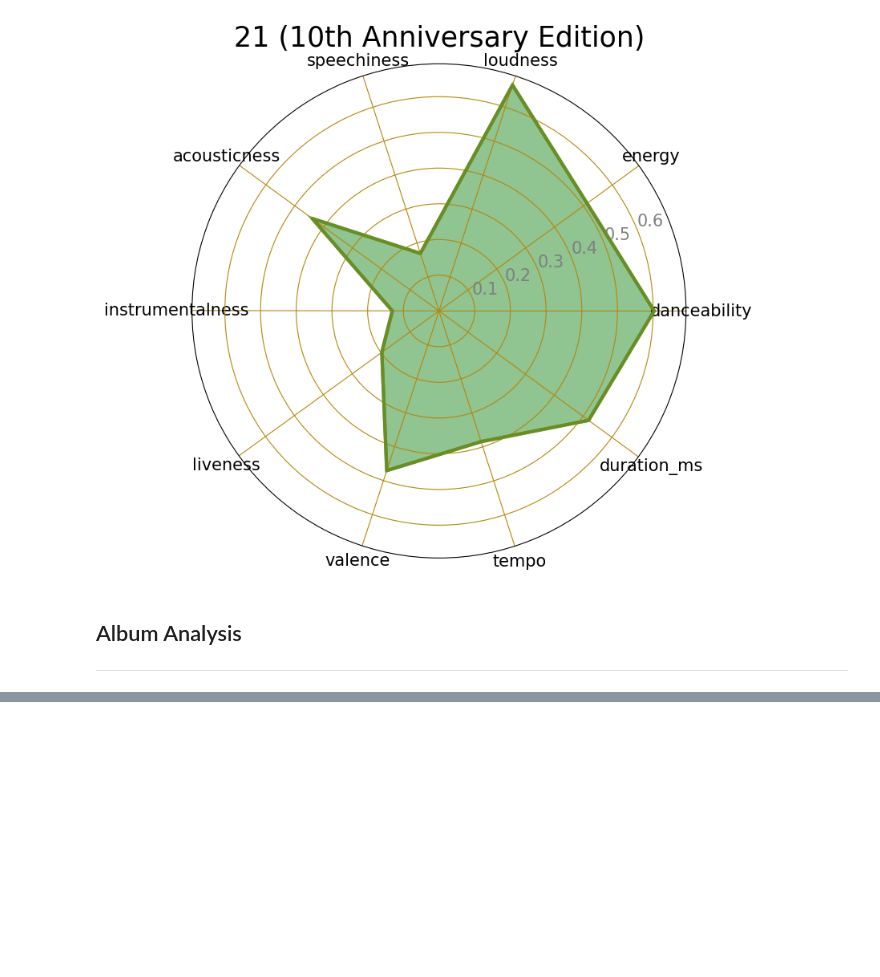
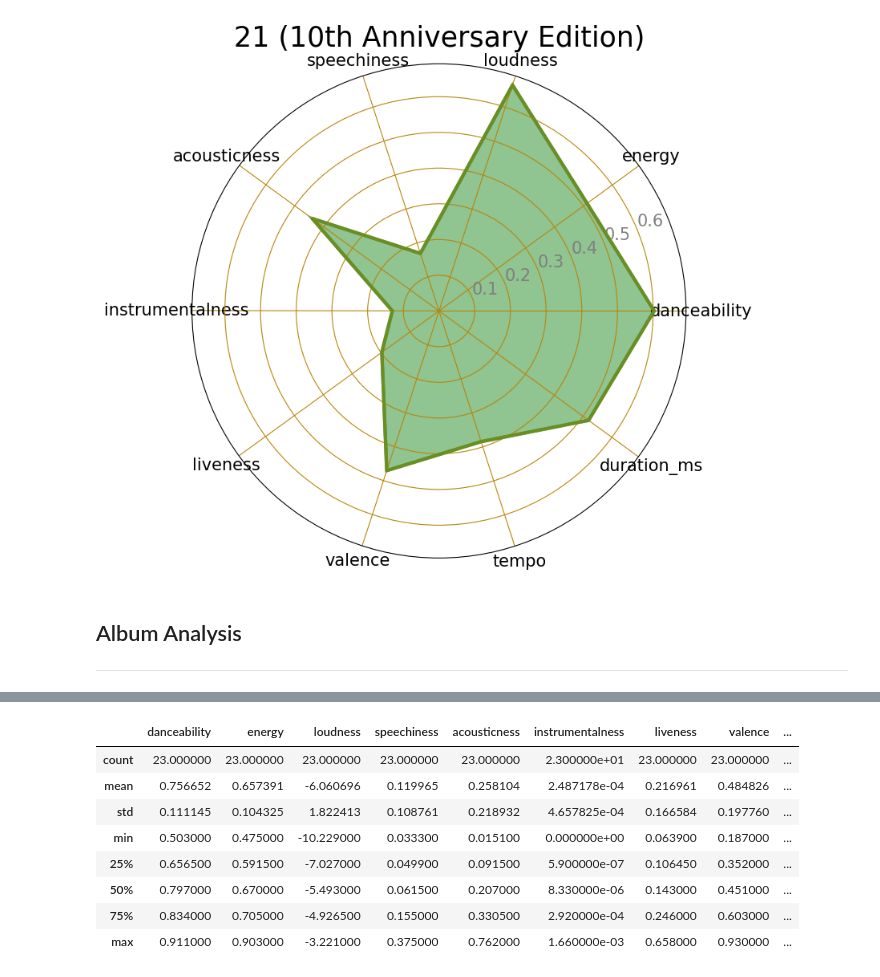
Before and after one commit to jenalvz/Spotify_API, a Jupyter notebook: Spotify_LatinIndie.ipynb, the cells around one changed output, grey strips where cells are left out. Saved outputs shown, nothing was run; the diff lists cells and outputs as text; code cells hidden in the pictures; blank space fills up the shorter version.

```diff
--- a/Spotify_LatinIndie.ipynb
+++ b/Spotify_LatinIndie.ipynb
@@ -242,0 +254,15 @@ TypeError: string indices must be integers, not 'str'
+# %%
+#average value for each category
+
+album_music_feature= album_features_df[['danceability', 'energy', 'loudness', 'speechiness', 'acousticness', 'instrumentalness', 'liveness', 'valence', 'tempo', 'duration_ms']]
+album_music_feature.describe()
+# %% [output]
+|  | danceability | energy | loudness | speechiness | acousticness | instrumentalness | liveness | valence | ... |
+| count | 23.000000 | 23.000000 | 23.000000 | 23.000000 | 23.000000 | 2.300000e+01 | 23.000000 | 23.000000 | ... |
+| mean | 0.756652 | 0.657391 | -6.060696 | 0.119965 | 0.258104 | 2.487178e-04 | 0.216961 | 0.484826 | ... |
+| std | 0.111145 | 0.104325 | 1.822413 | 0.108761 | 0.218932 | 4.657825e-04 | 0.166584 | 0.197760 | ... |
+| min | 0.503000 | 0.475000 | -10.229000 | 0.033300 | 0.015100 | 0.000000e+00 | 0.063900 | 0.187000 | ... |
+| 25% | 0.656500 | 0.591500 | -7.027000 | 0.049900 | 0.091500 | 5.900000e-07 | 0.106450 | 0.352000 | ... |
+| 50% | 0.797000 | 0.670000 | -5.493000 | 0.061500 | 0.207000 | 8.330000e-06 | 0.143000 | 0.451000 | ... |
+| 75% | 0.834000 | 0.705000 | -4.926500 | 0.155000 | 0.330500 | 2.920000e-04 | 0.246000 | 0.603000 | ... |
+| max | 0.911000 | 0.903000 | -3.221000 | 0.375000 | 0.762000 | 1.660000e-03 | 0.658000 | 0.930000 | ... |
```
Also changed, not shown: parts of 3 cells of this notebook, 1 other file.
